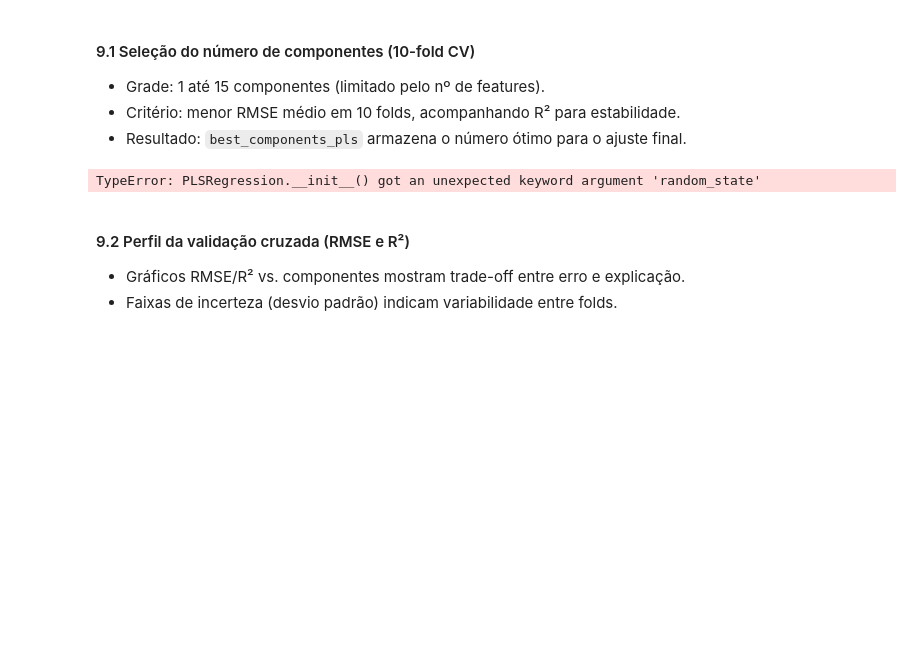
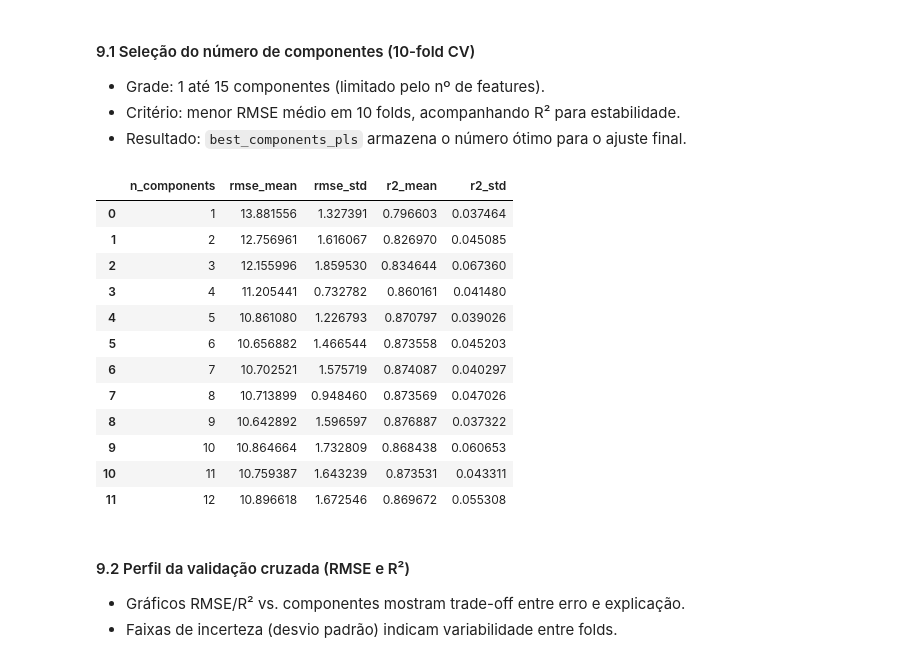
Before and after one commit to diego-nac/ica-homeworks, a Jupyter notebook: homework2/code.ipynb, the cells around one changed output. Cells and saved outputs as stored; diff of their text form; code cells hidden in the pictures; blank space fills up the shorter version.

Commit message:
add tables

```diff
--- a/homework2/code.ipynb
+++ b/homework2/code.ipynb
@@ -660,28 +660,40 @@ ridge_results_df
 # %%
 components_grid = list(range(1, min(15, X_train_norm.shape[1]) + 1))
 k_folds_pls = 10
 pls_cv_summary = []
 for n_comp in components_grid:
     cv_res = k_fold_cv_manual(
         PLSRegression,
         X_train_norm,
         y_train,
         k=k_folds_pls,
-        model_kwargs={"n_components": n_comp, "random_state": SEED}
+        model_kwargs={"n_components": n_comp}
     )
     pls_cv_summary.append({
         "n_components": n_comp,
         "rmse_mean": np.mean(cv_res["rmse"]),
         "rmse_std": np.std(cv_res["rmse"]),
         "r2_mean": np.mean(cv_res["r2"]),
         "r2_std": np.std(cv_res["r2"])
     })
 pls_cv_df = pd.DataFrame(pls_cv_summary)
 best_pls_row = pls_cv_df.loc[pls_cv_df["rmse_mean"].idxmin()]
 best_components_pls = int(best_pls_row["n_components"])
 pls_cv_df
 # %% [output]
-TypeError: PLSRegression.__init__() got an unexpected keyword argument 'random_state'
+|  | n_components | rmse_mean | rmse_std | r2_mean | r2_std |
+| 0 | 1 | 13.881556 | 1.327391 | 0.796603 | 0.037464 |
+| 1 | 2 | 12.756961 | 1.616067 | 0.826970 | 0.045085 |
+| 2 | 3 | 12.155996 | 1.859530 | 0.834644 | 0.067360 |
+| 3 | 4 | 11.205441 | 0.732782 | 0.860161 | 0.041480 |
+| 4 | 5 | 10.861080 | 1.226793 | 0.870797 | 0.039026 |
+| 5 | 6 | 10.656882 | 1.466544 | 0.873558 | 0.045203 |
+| 6 | 7 | 10.702521 | 1.575719 | 0.874087 | 0.040297 |
+| 7 | 8 | 10.713899 | 0.948460 | 0.873569 | 0.047026 |
+| 8 | 9 | 10.642892 | 1.596597 | 0.876887 | 0.037322 |
+| 9 | 10 | 10.864664 | 1.732809 | 0.868438 | 0.060653 |
+| 10 | 11 | 10.759387 | 1.643239 | 0.873531 | 0.043311 |
+| 11 | 12 | 10.896618 | 1.672546 | 0.869672 | 0.055308 |
 # %% [markdown]
 #### 9.2 Perfil da validação cruzada (RMSE e R²)
 - Gráficos RMSE/R² vs. componentes mostram trade-off entre erro e explicação.
```
Also changed, not shown: parts of 2 cells of this notebook.
